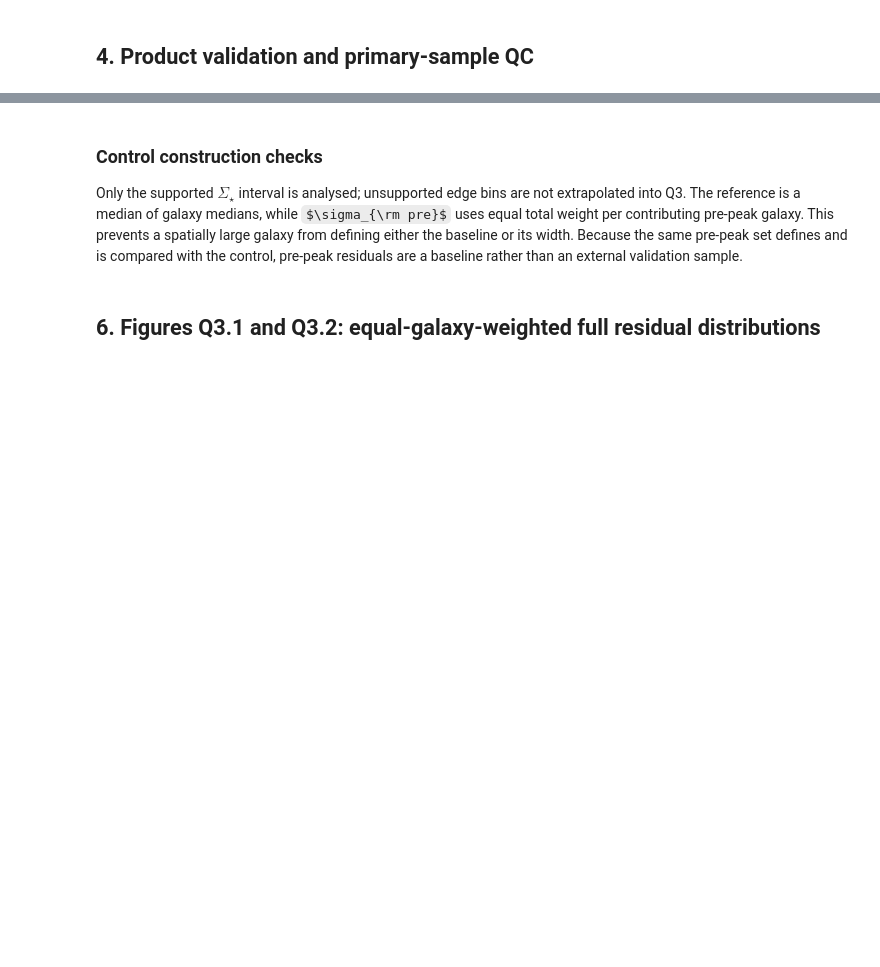
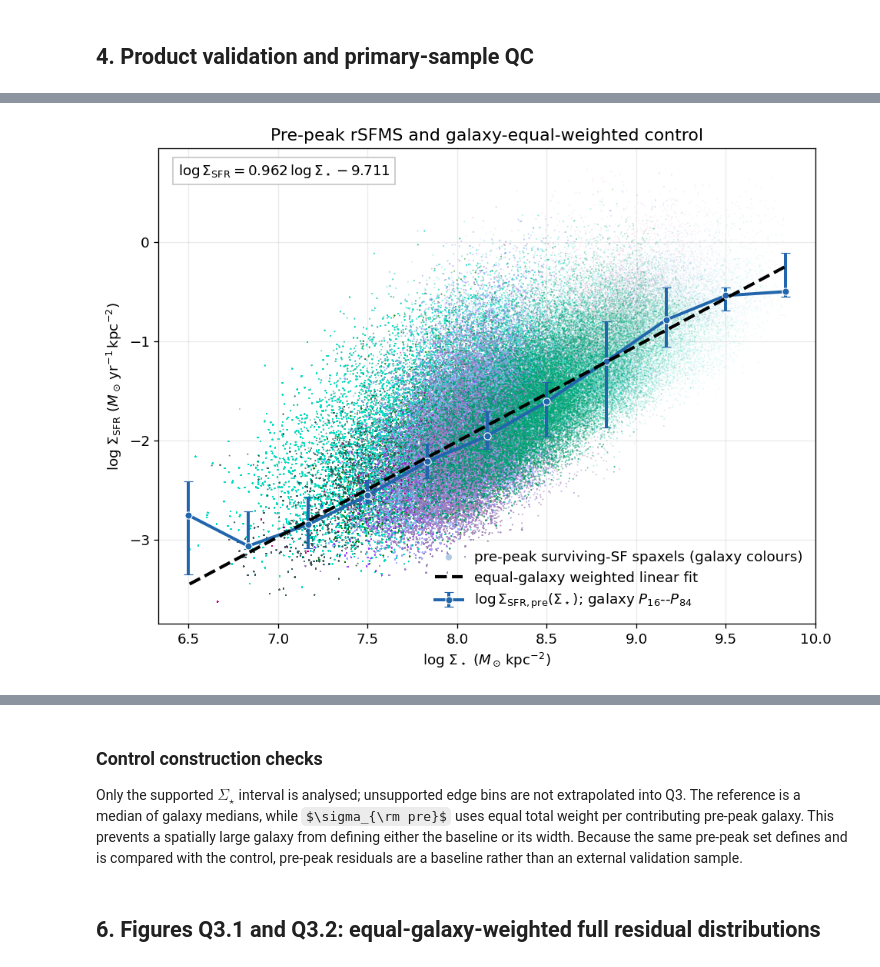
Before and after one commit to Rongjun-ANU/ICRAR-MAUVE, a Jupyter notebook: further/20260829_check_surviving_SF_distribution.ipynb, the cells around one changed output, grey strips where cells are left out. Saved outputs shown, nothing was run; the diff lists cells and outputs as text; code cells hidden in the pictures; some formulas as TeX source; blank space fills up the shorter version.

```diff
--- a/further/20260829_check_surviving_SF_distribution.ipynb
+++ b/further/20260829_check_surviving_SF_distribution.ipynb
@@ -927,0 +1004,93 @@ Eligible primary stage counts: {'pre-peak': 8, 'close-to-peak': 5, 'post-peak':
+# %%
+prepeak_galaxies = [
+    galid for galid, payload in spaxels.items()
+    if payload["stage"] == "pre-peak"
+]
+galaxy_colors = load_galaxy_colors(GALAXY_COLOR_PATH)
+
+fit_x_parts, fit_y_parts, fit_weight_parts = [], [], []
+for galid in prepeak_galaxies:
+    payload = spaxels[galid]
+    use = np.isfinite(payload["x"]) & np.isfinite(payload["y"]) & np.isfinite(payload["reference"])
+    n_use = int(use.sum())
+    if n_use:
+        fit_x_parts.append(payload["x"][use])
+        fit_y_parts.append(payload["y"][use])
+        fit_weight_parts.append(np.full(n_use, 1.0 / n_use))
+
+fit_x = np.concatenate(fit_x_parts)
+fit_y = np.concatenate(fit_y_parts)
+fit_weights = np.concatenate(fit_weight_parts)
+fit_design = np.column_stack((fit_x, np.ones_like(fit_x)))
+sqrt_weights = np.sqrt(fit_weights)
+prepeak_fit_slope, prepeak_fit_intercept = np.linalg.lstsq(
+    fit_design * sqrt_weights[:, None], fit_y * sqrt_weights, rcond=None
+)[0]
+
+supported_reference = prepeak_reference.loc[
+    prepeak_reference.supported
+    & prepeak_reference.reference.notna()
+    & prepeak_reference.galaxy_p16.notna()
+    & prepeak_reference.galaxy_p84.notna()
+].copy()
+fit_grid = np.linspace(fit_x.min(), fit_x.max(), 200)
+supported_bin_lo = int(supported_reference.sigma_bin.min())
+supported_bin_hi = int(supported_reference.sigma_bin.max()) + 1
+
+fig, ax = plt.subplots(figsize=(8.2, 6.2))
+for index, galid in enumerate(prepeak_galaxies):
+    payload = spaxels[galid]
+    use = np.isfinite(payload["reference"])
+    ax.scatter(
+        payload["x"][use], payload["y"][use],
+        s=1.2, alpha=0.07, color=galaxy_colors.get(galid, "0.45"),
+        edgecolors="none", rasterized=True,
+    )
+
+ax.scatter(
+    [], [], s=24, alpha=0.35, color=STAGE_COLORS["pre-peak"], edgecolors="none",
+    label="pre-peak surviving-SF spaxels (galaxy colours)",
+)
+
+control_yerr = np.vstack((
+    supported_reference.reference - supported_reference.galaxy_p16,
+    supported_reference.galaxy_p84 - supported_reference.reference,
+))
+ax.errorbar(
+    supported_reference.sigma_center, supported_reference.reference,
+    yerr=control_yerr, fmt="o-", ms=5.5, lw=2.4, capsize=3.5,
+    color=STAGE_COLORS["pre-peak"], markeredgecolor="white", markeredgewidth=0.7,
+    label=r"$\log\Sigma_{\rm SFR,pre}(\Sigma_\star)$; galaxy $P_{16}$--$P_{84}$",
+    zorder=10,
+)
+ax.plot(
+    fit_grid, prepeak_fit_slope * fit_grid + prepeak_fit_intercept,
+    color="black", ls="--", lw=2.5,
+    label="equal-galaxy weighted linear fit", zorder=11,
+)
+ax.text(
+    0.03, 0.97,
+    rf"$\log\Sigma_{{\rm SFR}}={prepeak_fit_slope:.3f}\,\log\Sigma_\star{prepeak_fit_intercept:+.3f}$",
+    transform=ax.transAxes, va="top", ha="left",
+    bbox={"facecolor": "white", "edgecolor": "0.75", "alpha": 0.9},
+)
+ax.set(
+    xlabel=r"$\log\,\Sigma_\star\ (M_\odot\,\mathrm{kpc}^{-2})$",
+    ylabel=r"$\log\,\Sigma_{\rm SFR}\ (M_\odot\,\mathrm{yr}^{-1}\,\mathrm{kpc}^{-2})$",
+    xlim=(sigma_edges[supported_bin_lo], sigma_edges[supported_bin_hi]),
+    title="Pre-peak rSFMS and galaxy-equal-weighted control",
+)
+ax.grid(alpha=0.25)
+ax.legend(frameon=False, loc="lower right")
+fig.tight_layout()
+save_figure(fig, "Fig_Q3_0_prepeak_rSFMS_control", diagnostic=True)
+display(fig)
+plt.close(fig)
+
+print(
+    "Pre-peak equal-galaxy WLS: "
+    f"slope={prepeak_fit_slope:.4f}, intercept={prepeak_fit_intercept:.4f}, "
+    f"N_spaxels={fit_x.size:,}, N_galaxies={len(fit_x_parts)}"
+)
+# %% [output]
+[figure, added]
```
Also changed, not shown: parts of 8 cells of this notebook, 1 other file.
